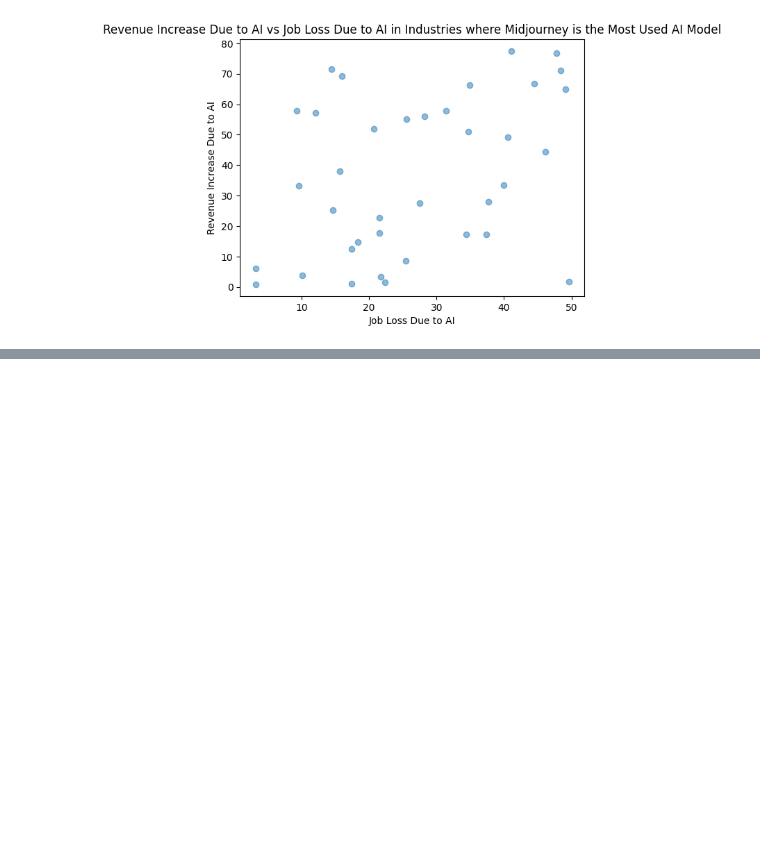
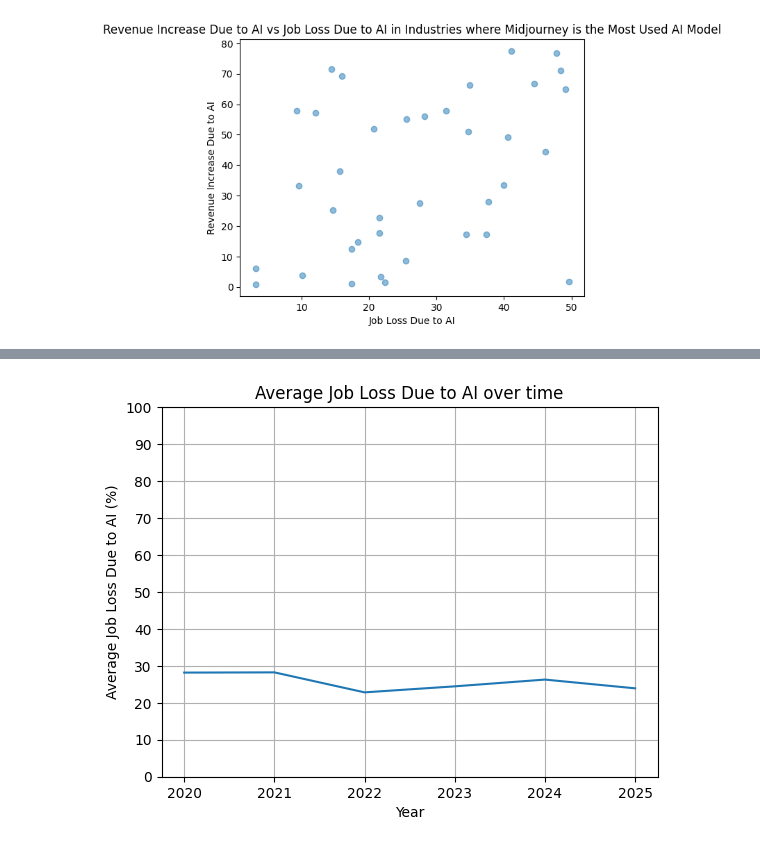
Before and after one commit to jigar-shroff/AiOnDigitalMediaResearch, a Jupyter notebook: AIOnDigitalMediaResearch.ipynb, the cells around one changed output, grey strips where cells are left out. Cells and saved outputs as stored; diff of their text form; code cells hidden in the pictures; blank space fills up the shorter version.

```diff
--- a/AIOnDigitalMediaResearch.ipynb
+++ b/AIOnDigitalMediaResearch.ipynb
@@ -722,0 +808,12 @@ print(p)
+# %%
+plt.plot([2020, 2021, 2022, 2023, 2024, 2025], [y2020["Job Loss Due to AI"].mean(), y2021["Job Loss Due to AI"].mean(), y2022["Job Loss Due to AI"].mean(), y2023["Job Loss Due to AI"].mean(), y2024["Job Loss Due to AI"].mean(), y2025["Job Loss Due to AI"].mean()])
+
+plt.xlabel("Year")
+plt.ylabel("Average Job Loss Due to AI (%)")
+plt.title("Average Job Loss Due to AI over time")
+plt.grid()
+plt.yticks(range(0, 101, 10))
+
+plt.show()
+# %% [output]
+[figure, added]
```
Also changed, not shown: parts of 18 cells of this notebook.
